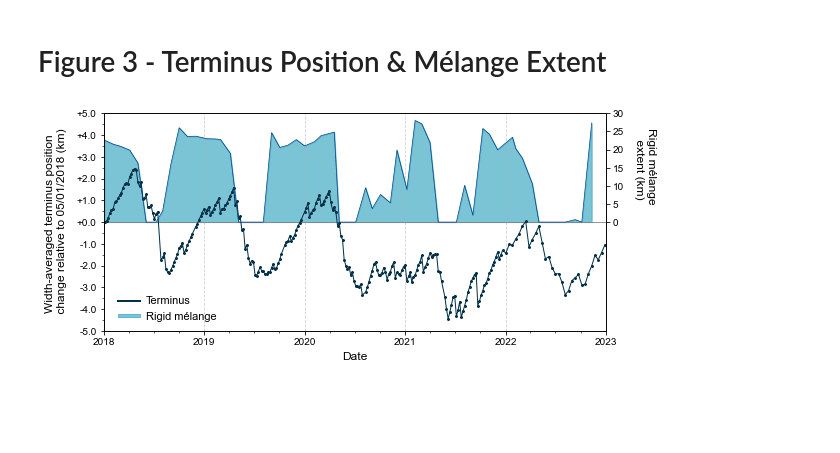
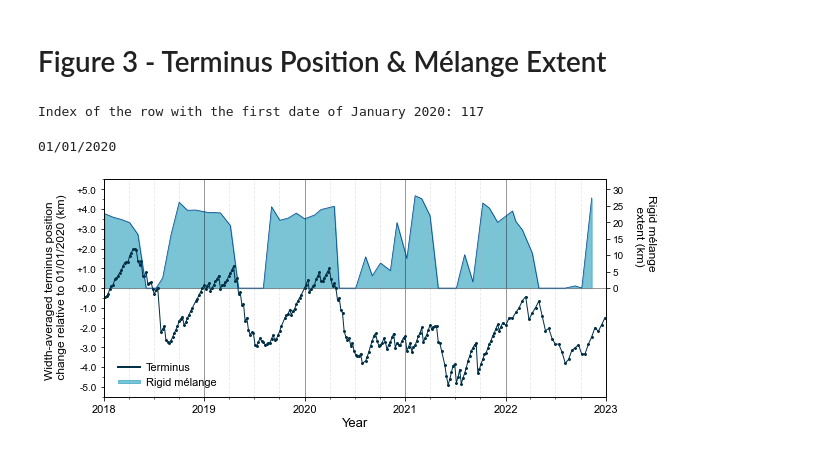
Before and after one commit to hannahpicton/jakobshavn_isbrae, a Jupyter notebook: code/figures/figure_3.ipynb, the cells around one changed output. Drawn from its saved outputs; the diff is of its cells as text; code cells hidden in the pictures; blank space fills up the shorter version.

Commit message:
altered the terminus position change figure to add quarterly grid lines and plot relative to Jan 2020.

```diff
--- a/code/figures/figure_3.ipynb
+++ b/code/figures/figure_3.ipynb
@@ -8,16 +8,28 @@ import matplotlib.dates as mdates
 import matplotlib.ticker as ticker
 import numpy as np
 import datetime
+# %%
+# OPEN THE MAQIT TERMINUS POSITION CSV FILE AND DEFINE THE VARIABLES.
+MAQIT_CSV = pd.read_csv(r"R:/JAKOBSHAVN/CODE/github/jakobshavn_isbrae/data/terminus_position_maqit/MaQiT_output_2018_2023.csv", skiprows=1, parse_dates= {"Date" : ["Year","Month","Day"]})
+MAQIT_CSV.sort_values(by='Date', ascending = True, inplace = True)
+
+# ICE ELEVATION CHANGE IS GIVEN RELATIVE TO 01/2020. WE THEREFORE WANT TO FIND THE INDEX OF THE FIRST OBSERVATION IN JANUARY 2020.
+# THIS WILL ENABLE TERMINUS POSITION TO BE SHOWN ON THE SAME SCALE (I.E. RELATIVE TO JAN 2020)
+january_2020_index = MAQIT_CSV.index[MAQIT_CSV['Date'] == '2020-01-01'].tolist()
+print(f"Index of the row with the first date of January 2020: {january_2020_index[0]}")
+# %% [output]
+Index of the row with the first date of January 2020: 117
+# %%
+# DEFINE THE 'TP_RELATIVE_TO_JAN_2020' USING THE ABOVE INDEX (117)
+MAQIT_CSV['TP_RELATIVE_TO_JAN_2020'] = MAQIT_CSV['Terminus position relative to most recent observation (m)'].iloc[117] - MAQIT_CSV['Terminus position relative to most recent observation (m)']
+
+# DEFINE THE JAN 2020 LABEL
+jan_2020 = MAQIT_CSV['Date'][117]
+jan_2020_label = jan_2020.strftime('%d/%m/%Y')
+print(jan_2020_label)
+# %% [output]
+01/01/2020
 # %%
-# OPEN THE MAQIT TERMINUS POSITION CSV FILE AND DEFINE THE VARIABLES.
-MAQIT_CSV = pd.read_csv(r"R:/JAKOBSHAVN/CODE/github/jakobshavn_isbrae/data/terminus_position_maqit/MaQiT_output_2018_2023.csv", skiprows=1, parse_dates= {"Date" : ["Year","Month","Day"]})
-MAQIT_CSV.sort_values(by='Date', ascending = True, inplace = True)
-MAQIT_CSV['TP_RELATIVE_TO_FIRST_DATE'] = MAQIT_CSV['Terminus position relative to most recent observation (m)'].iloc[0] - MAQIT_CSV['Terminus position relative to most recent observation (m)']
-first_date = MAQIT_CSV['Date'][0]
-last_date = MAQIT_CSV['Date'].iloc[-1]
-first_date_label = first_date.strftime('%d/%m/%Y')
-last_date_label = last_date.strftime('%d/%m/%Y')
-
 # OPEN THE RIGID MELANGE EXTENT CSV FILE AND DEFINE THE VARIABLES.
 melange_CSV = pd.read_csv('R:/JAKOBSHAVN/CODE/github/jakobshavn_isbrae/data/ice_melange_rigidity/ice_melange_rigidity_2018_2023.csv')
 rigid_melange_extent = melange_CSV['melange_terminus_distance']
@@ -25,19 +37,20 @@ melange_CSV['TP_source_date'] = pd.to_datetime(melange_CSV['TP_source_date'],  f
 terminus_position_date = melange_CSV['TP_source_date']
 # %%
 # PROVIDE THE Y AND X AXIS TITLES
-ytitle_terminus = f"Width-averaged terminus position \n change relative to {first_date_label} (km)"
+ytitle_terminus = f"Width-averaged terminus position \n change relative to {jan_2020_label} (km)"
 ytitle_melange = 'Rigid mélange \n extent (km)'
-xtitle = 'Date'
+xtitle = 'Year'
 # %%
 plt.rcParams["font.family"] = "Arial"
 fig, ax1 = plt.subplots(figsize=(9, 4))
-plt.grid(axis = 'x', alpha=0.6, linestyle='--')
-ax1.set_xlabel(xtitle, labelpad=5, fontsize=12)
+plt.grid(axis = 'x', alpha=0.5, linestyle='-', color='black')
+ax1.xaxis.grid(True, which='minor', linestyle='--', alpha=0.3)
+ax1.set_xlabel(xtitle, labelpad=3, fontsize=13)
 ax1.axhline(y=0, color='gray', linestyle='-', linewidth=0.8) # Add a horizontal line at 0.
 
-# PLOT THE TERMINUS POSITION RELATIVE TO THE FIRST DATE
-ax1.scatter(MAQIT_CSV['Date'], MAQIT_CSV['TP_RELATIVE_TO_FIRST_DATE']/1000, color='#023047', s=4, marker='x', zorder=2)
-ax1.plot(MAQIT_CSV['Date'], MAQIT_CSV['TP_RELATIVE_TO_FIRST_DATE']/1000, color='#023047', linewidth=1, zorder=2, label='Terminus')
+# PLOT THE TERMINUS POSITION RELATIVE TO JAN 2020
+ax1.scatter(MAQIT_CSV['Date'], MAQIT_CSV['TP_RELATIVE_TO_JAN_2020']/1000, color='#023047', s=4, marker='x', zorder=2)
+ax1.plot(MAQIT_CSV['Date'], MAQIT_CSV['TP_RELATIVE_TO_JAN_2020']/1000, color='#023047', linewidth=1, zorder=2, label='Terminus')
 ax1.set_ylabel(ytitle_terminus, labelpad=10, fontsize=12)
 
 # PLOT THE MELANGE EXTENT FILL ON THE SAME AXES (/6000) IN ORDER TO ALLOW FOR CORRECT ORDERING
@@ -55,38 +68,40 @@ def format_y_ticks(y, pos):
         return f'{y:.1f}'
 
 ax1.yaxis.set_major_formatter(ticker.FuncFormatter(format_y_ticks))
-ax1.set_ylim(bottom=min_y_value, top=max_y_value)
+ax1.set_ylim(bottom=min_y_value-0.5, top=max_y_value+0.5)
 ax1.set_yticks(np.arange(min_y_value, max_y_value+0.1, interval_y))
 minor_locator = ticker.MultipleLocator(base=0.5)
 ax1.yaxis.set_minor_locator(minor_locator)
 
 # ADD SECOND Y-AXIS FOR MELANGE EXTENT
 ax2 = ax1.twinx()
 ax2.plot(terminus_position_date, rigid_melange_extent/1000, linewidth=0.7, color='#023e8a', zorder=2)
 y_axis_label = ax2.set_ylabel(ytitle_melange, labelpad=10, fontsize=12, rotation=-90, verticalalignment='bottom')
 y_axis_label.set_y(0.75)
 
 # FORMAT THE Y-AXIS TICK LIMITS FOR THE RIGID MELANGE EXTENT
-ax2.set_ylim(-30, 30)
+ax2.set_ylim(-33, 33)
 ax2.set_yticks(np.arange(0, 30+1, 5))
 
 # SET THE X AXIS TICK LIMITS TO RANGE BETWEEN 2018/01/01 AND 2023/01/01
 min_x_value = pd.to_datetime('2018-01-01', format='%Y-%m-%d')
 max_x_value = pd.to_datetime('2023-01-01', format='%Y-%m-%d')
 plt.xlim(min_x_value, max_x_value)
 three_month_intervals = mdates.MonthLocator(interval=3)
 ax1.xaxis.set_minor_locator(three_month_intervals)
 
 # ADD A LEGEND FOR THE ICE DISCHARGE LINE
 lines, labels = ax1.get_legend_handles_labels()
 lines2, labels2 = ax2.get_legend_handles_labels()
 legend = ax1.legend(lines + lines2, labels + labels2, loc='lower left', bbox_to_anchor=(0, -0.02), frameon=False, framealpha=1, handletextpad=0.6, handleheight=0.1, fontsize=11, facecolor='white', borderaxespad=0.8, borderpad=0.45, fancybox=False)
 legend.set_zorder(20)
 
 for line in legend.get_lines():
     line.set_linewidth(2)
     line.set_markersize(8)
 
+ax1.tick_params(axis='x', labelsize=11)
+
 #plt.savefig('R:/JAKOBSHAVN/CODE/github/jakobshavn_isbrae/figures/figure_3.png', dpi=300)
 # %% [output]
-[figure, old version]
+[figure, new version]
```
Also changed, not shown: 1 other file.
